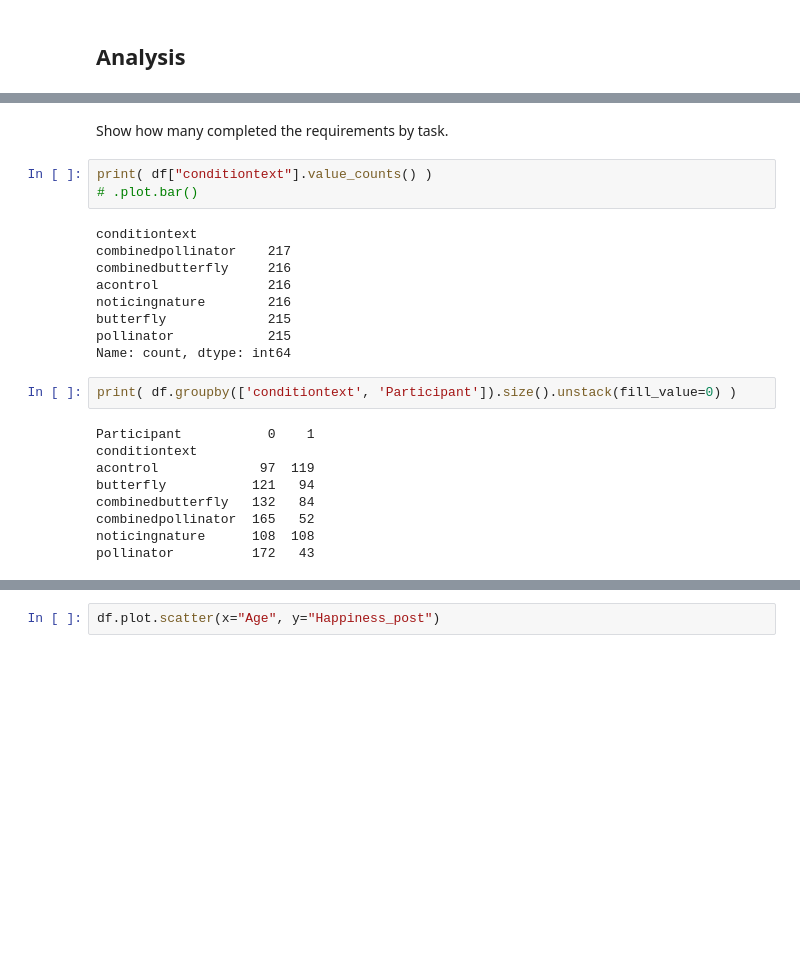
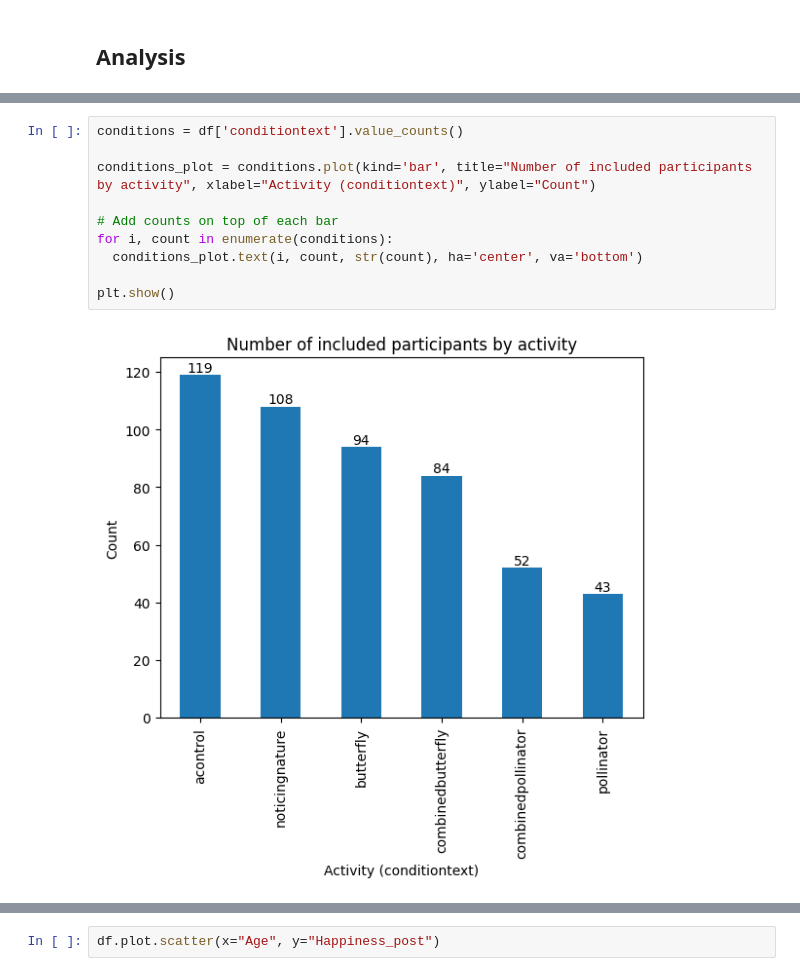
Before and after one commit to fraserdeans/lis-everything-counts-1, a Jupyter notebook: notebook.ipynb, the cells around one changed output, grey strips where cells are left out. Cells and saved outputs as stored; diff of their text form; blank space fills up the shorter version.

```diff
--- a/notebook.ipynb
+++ b/notebook.ipynb
@@ -231,25 +231,12 @@ len(df)
-# %% [markdown]
-Show how many completed the requirements by task.
 # %%
-print( df["conditiontext"].value_counts() )
-# .plot.bar()
+conditions = df['conditiontext'].value_counts()
+
+conditions_plot = conditions.plot(kind='bar', title="Number of included participants by activity", xlabel="Activity (conditiontext)", ylabel="Count")
+
+# Add counts on top of each bar
+for i, count in enumerate(conditions):
+  conditions_plot.text(i, count, str(count), ha='center', va='bottom')
+
+plt.show()
 # %% [output]
-conditiontext
-combinedpollinator    217
-combinedbutterfly     216
-acontrol              216
-noticingnature        216
-butterfly             215
-pollinator            215
-Name: count, dtype: int64
+[figure, added]
-# %%
-print( df.groupby(['conditiontext', 'Participant']).size().unstack(fill_value=0) )
-# %% [output]
-Participant           0    1
-conditiontext
-acontrol             97  119
-butterfly           121   94
-combinedbutterfly   132   84
-combinedpollinator  165   52
-noticingnature      108  108
-pollinator          172   43
```
Also changed, not shown: parts of 35 cells of this notebook.
